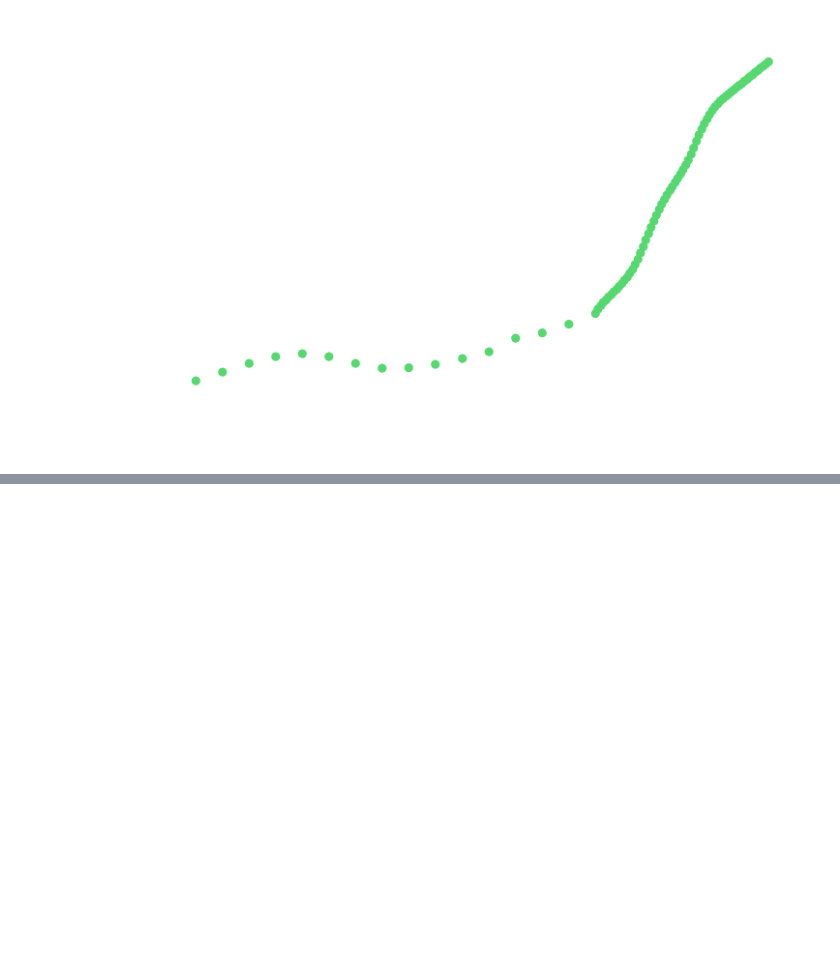
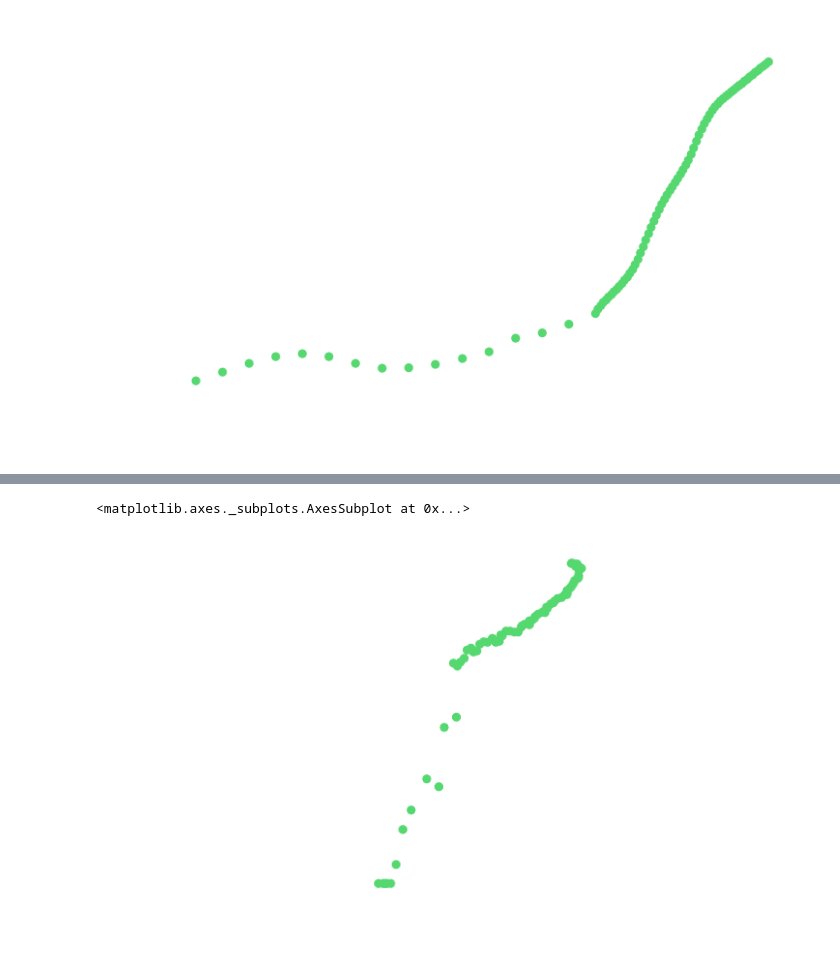
Before and after one commit to RyanLBuchanan/D206_Data_Cleaning, a Jupyter notebook: Learning_Resources/Python_Statistics_Essential_Training/Exercise Files/chapter3/03_04/my_twovariables.ipynb, the cells around one changed output, grey strips where cells are left out. Drawn from its saved outputs; the diff is of its cells as text; code cells hidden in the pictures; blank space fills up the shorter version.

```diff
--- a/Learning_Resources/Python_Statistics_Essential_Training/Exercise Files/chapter3/03_04/my_twovariables.ipynb
+++ b/Learning_Resources/Python_Statistics_Essential_Training/Exercise Files/chapter3/03_04/my_twovariables.ipynb
@@ -111,0 +117,5 @@ gapminder.query('country == "China"').plot.scatter("year", "population")
+# %%
+italy.plot.scatter("gdp_per_day", "life_expectancy", logx=True)
+# %% [output]
+<matplotlib.axes._subplots.AxesSubplot at 0x...>
+[figure, added]
```
Also changed, not shown: parts of 2 cells of this notebook.
